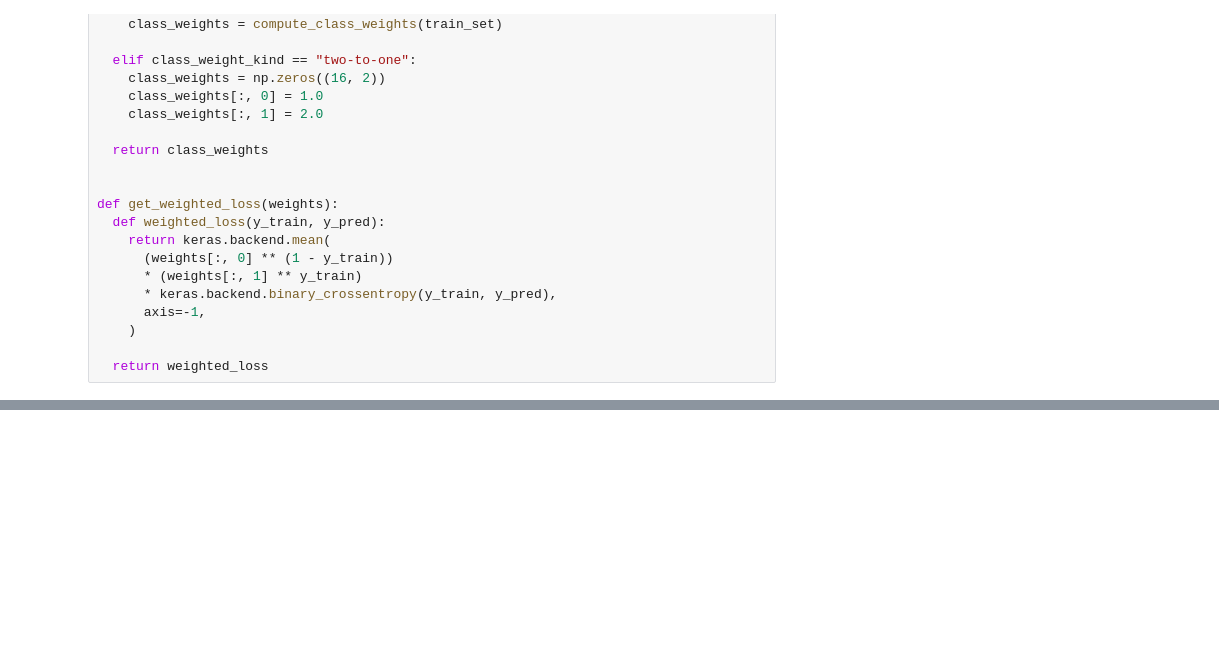
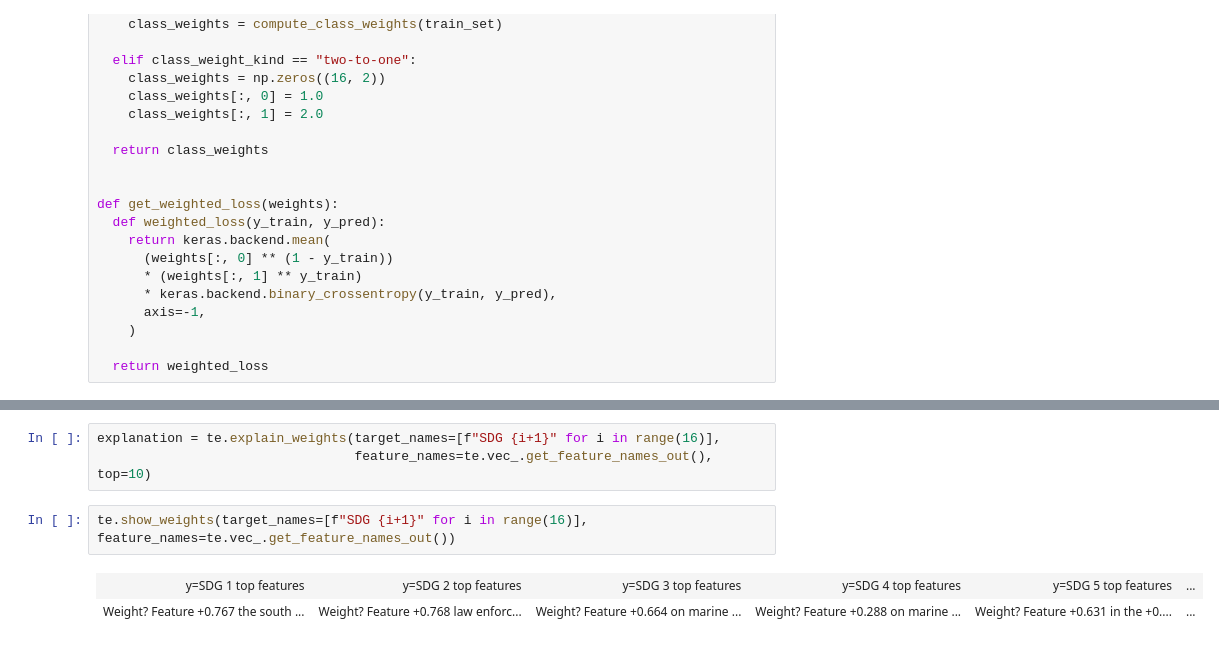
Before and after one commit to alexandrehsd/asgard, a Jupyter notebook: notebooks/load_model.ipynb, the cells around one changed output, grey strips where cells are left out. Saved outputs shown, nothing was run; the diff lists cells and outputs as text; blank space fills up the shorter version.

```diff
--- a/notebooks/load_model.ipynb
+++ b/notebooks/load_model.ipynb
@@ -185,0 +159,8 @@ tf.Tensor(b'COVID-19: Lessons for junior doctors redeployed to critical care', s
+# %%
+explanation = te.explain_weights(target_names=[f"SDG {i+1}" for i in range(16)],
+                                 feature_names=te.vec_.get_feature_names_out(), top=10)
+# %%
+te.show_weights(target_names=[f"SDG {i+1}" for i in range(16)], feature_names=te.vec_.get_feature_names_out())
+# %% [output]
+| y=SDG 1 top features | y=SDG 2 top features | y=SDG 3 top features | y=SDG 4 top features | y=SDG 5 top features | ... |
+| Weight? Feature +0.767 the south ... | Weight? Feature +0.768 law enforc... | Weight? Feature +0.664 on marine ... | Weight? Feature +0.288 on marine ... | Weight? Feature +0.631 in the +0.... | ... |
```
Also changed, not shown: parts of 27 cells of this notebook.
